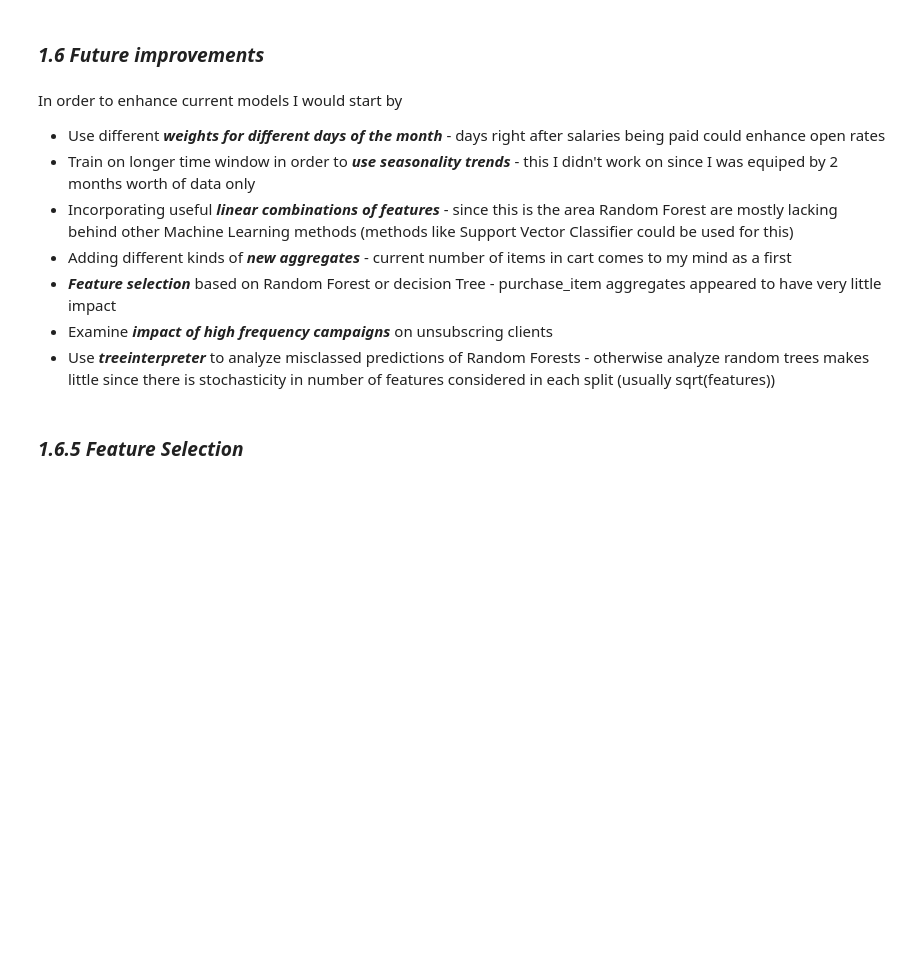
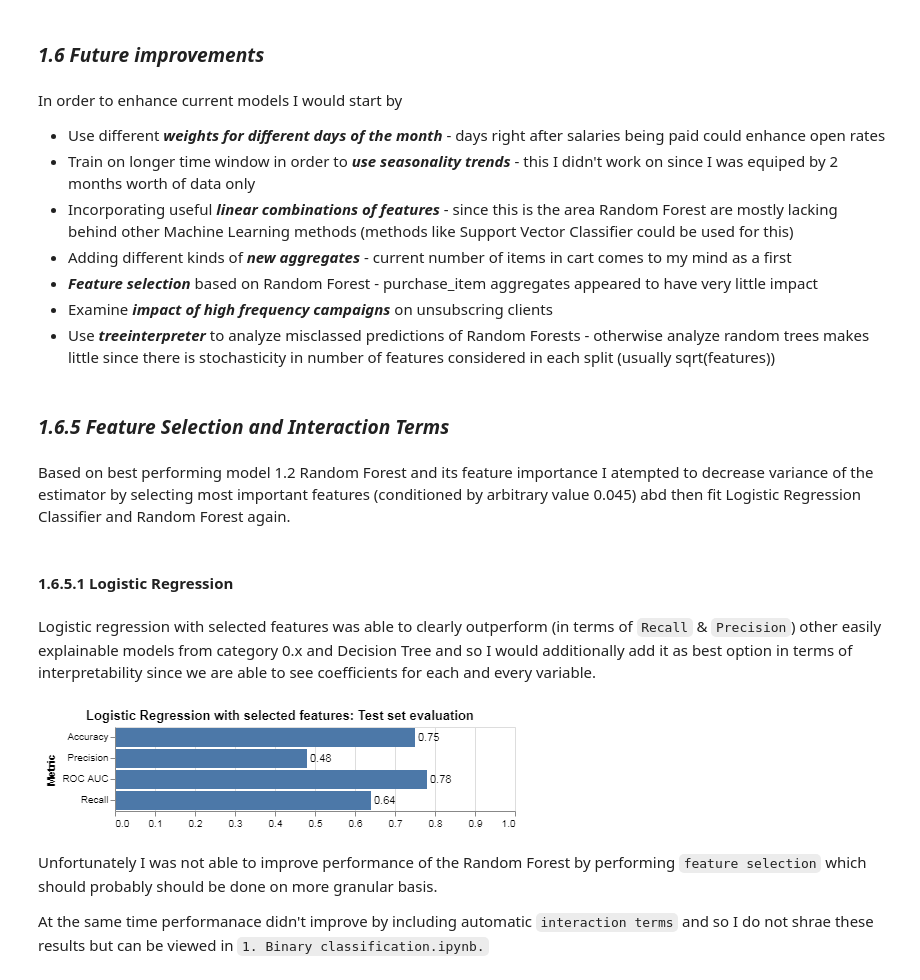
Before and after one commit to koseihamadako/STO, a Jupyter notebook: Report.ipynb, the cells around one changed output. Saved outputs shown, nothing was run; the diff lists cells and outputs as text; code cells hidden in the pictures; blank space fills up the shorter version.

```diff
--- a/Report.ipynb
+++ b/Report.ipynb
@@ -316,8 +316,23 @@ In order to enhance current models I would start by
 * Train on longer time window in order to <b><i>use seasonality trends</b></i> - this I didn't work on since I was equiped by 2 months worth of data only
 * Incorporating useful <b><i>linear combinations of features</b></i>  - since this is the area Random Forest are mostly lacking behind other Machine Learning methods (methods like Support Vector Classifier could be used for this)
 * Adding different kinds of <b><i>new aggregates</b></i> - current number of items in cart comes to my mind as a first
-* <b><i>Feature selection</b></i> based on Random Forest or decision Tree - purchase_item aggregates appeared to have very little impact
+* <b><i>Feature selection</b></i> based on Random Forest - purchase_item aggregates appeared to have very little impact
 * Examine <b><i>impact of high frequency campaigns</b></i> on unsubscring clients
 * Use <b><i>treeinterpreter</b></i> to  analyze misclassed predictions of Random Forests - otherwise analyze random trees makes little since there is stochasticity in number of features considered in each split (usually sqrt(features))
 # %% [markdown]
-### <i><b>1.6.5 Feature Selection</b></i>
+### <i><b>1.6.5 Feature Selection and Interaction Terms</b></i>
+# %% [markdown]
+Based on best performing model 1.2 Random Forest and its feature importance I atempted to decrease variance of the estimator by selecting most important features (conditioned by arbitrary value 0.045) abd then fit Logistic Regression Classifier and Random Forest again.
+# %% [markdown]
+#### 1.6.5.1 Logistic Regression
+# %% [markdown]
+Logistic regression with selected features was able to clearly outperform  (in terms of `Recall` & `Precision`) other easily explainable models from category 0.x and Decision Tree and so I would additionally add it as best option in terms of interpretability since we are able to see coefficients for each and every variable.
+# %%
+from IPython.display import Image, display
+display(Image(filename='imgs/logit.png', embed=True))
+# %% [output]
+[figure, added]
+# %% [markdown]
+Unfortunately I was not able to improve performance of the Random Forest by performing `feature selection` which should probably should be done on more granular basis.
+
+At the same time performanace didn't improve by including automatic `interaction terms` and so I do not shrae these results but can be viewed in `1. Binary classification.ipynb.`
```
Also changed, not shown: 1 other file.
